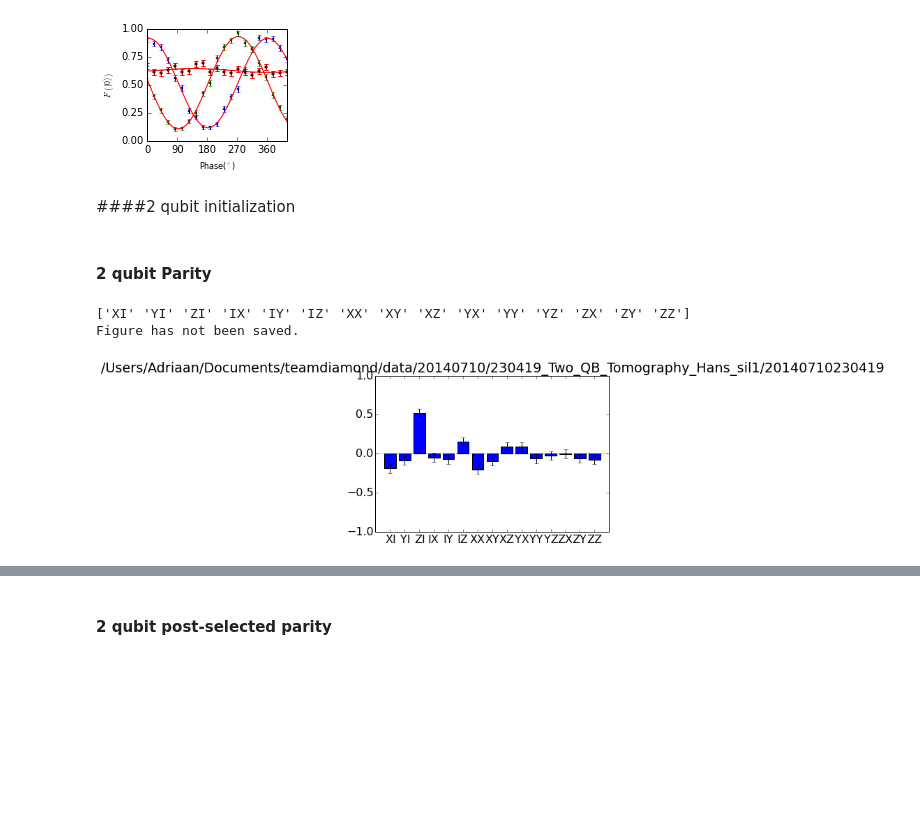
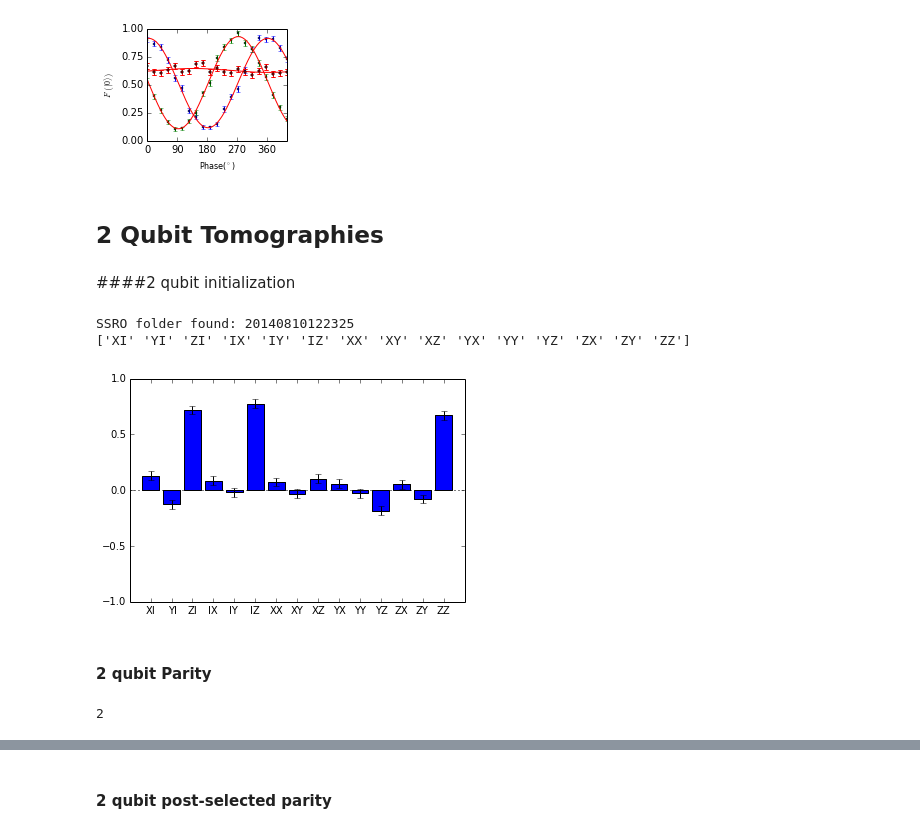
Before and after one commit to AdriaanRol/iPythonNotebooks, a Jupyter notebook: LT2/Master Thesis Figures Adriaan.ipynb, the cells around one changed output, grey strips where cells are left out. Drawn from its saved outputs; the diff is of its cells as text; code cells hidden in the pictures; blank space fills up the shorter version.

Commit message:
Performed analysis for Tomographies and created figures

```diff
--- a/LT2/Master Thesis Figures Adriaan.ipynb
+++ b/LT2/Master Thesis Figures Adriaan.ipynb
@@ -291,15 +291,22 @@ path joined
 Writing fit results to file (fit_results.txt) at (/Users/Adriaan/Documents/teamdiamond/data/20140718/120306_CarbonRamseyInitialised_Hans_sil1) succesfull
 fitfunction: A * cos(2pi * (f*x + phi/360) ) + a
 [figure]
+# %% [markdown]
+## 2 Qubit Tomographies
 # %% [markdown]
 ####2 qubit initialization
+# %%
+import two_qubit_tomography as Tomo2
+reload(Tomo2)
+a=Tomo2.BarPlotTomo(timestamp = '20140810_122740',title='',savename ='uu-init')
+# %% [output]
+SSRO folder found: 20140810122325
+['XI' 'YI' 'ZI' 'IX' 'IY' 'IZ' 'XX' 'XY' 'XZ' 'YX' 'YY' 'YZ' 'ZX' 'ZY' 'ZZ']
+[figure, added]
 # %% [markdown]
 #### 2 qubit Parity
-# %%
-from analysis.scripts.QEC import Two_Qubit_Tomography as Tomo2
-reload(Tomo2)
-a=Tomo2.BarPlotTomo()
-# %% [output]
-['XI' 'YI' 'ZI' 'IX' 'IY' 'IZ' 'XX' 'XY' 'XZ' 'YX' 'YY' 'YZ' 'ZX' 'ZY' 'ZZ']
-Figure has not been saved.
-[figure, removed]
+# %%
+timestamps = [1,2]
+np.size(timestamps)
+# %% [output]
+2
```
Also changed, not shown: parts of 4 cells of this notebook.
